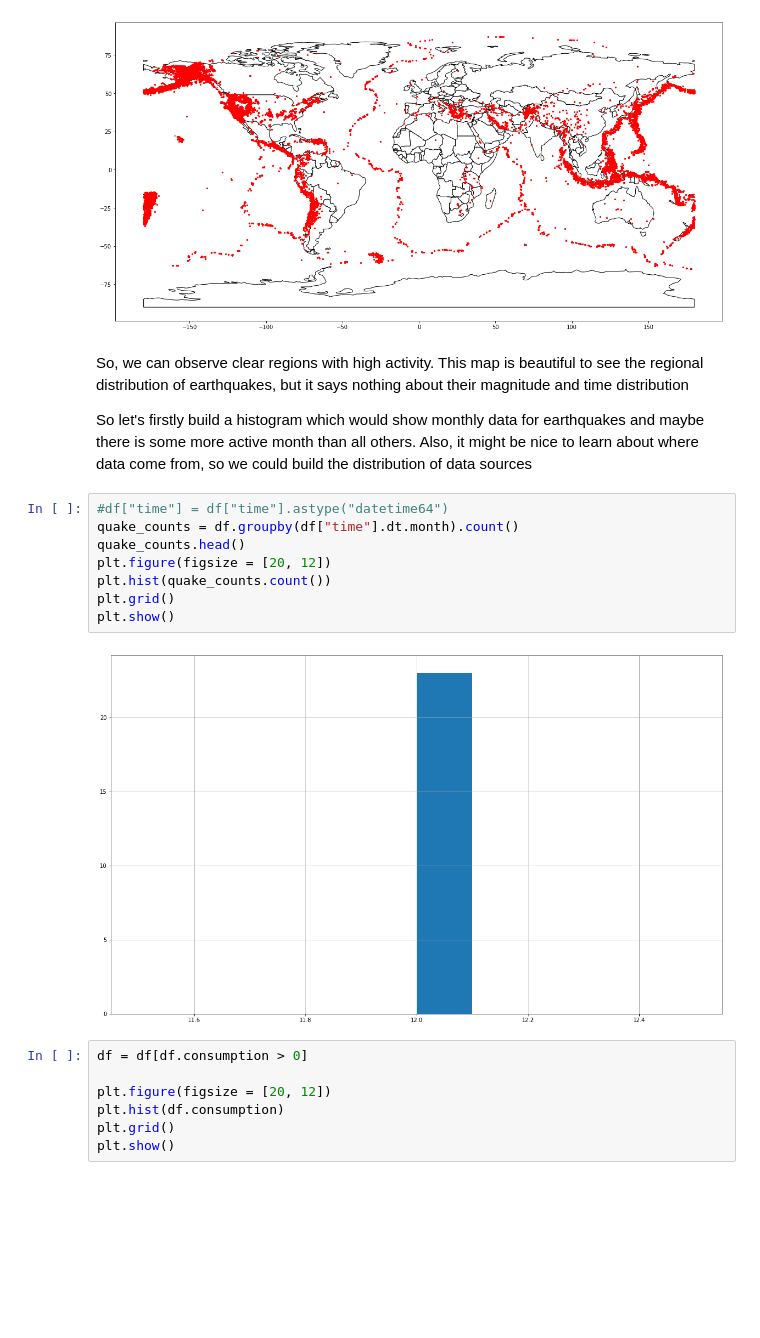
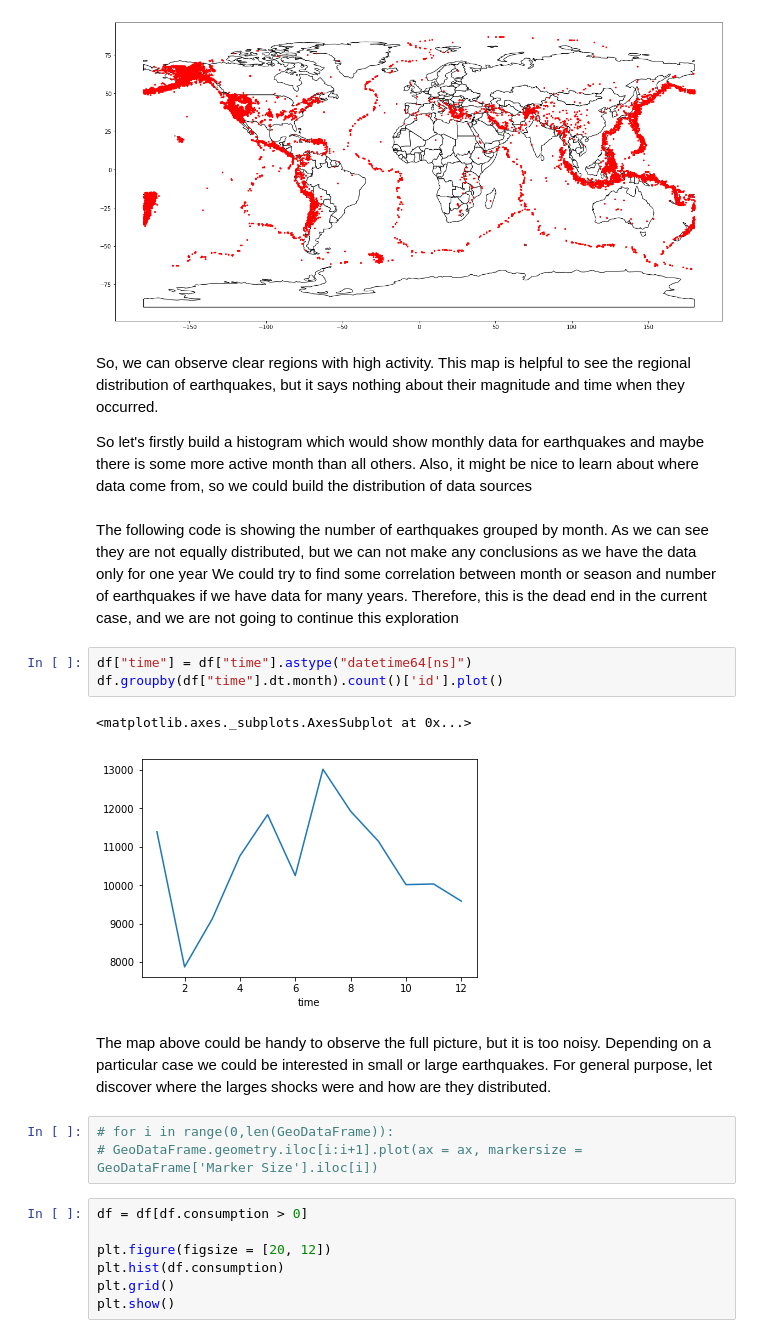
Before and after one commit to andrew-from-lviv/earthquakes-visualization, a Jupyter notebook: plt.ipynb, the cells around one changed output. Drawn from its saved outputs; the diff is of its cells as text; blank space fills up the shorter version.

Commit message:
added new graph

```diff
--- a/plt.ipynb
+++ b/plt.ipynb
@@ -62,19 +62,23 @@ plt.show();
 # %% [output]
 [figure]
 # %% [markdown]
-So, we can observe clear regions with high activity. This map is beautiful to see the regional distribution of earthquakes, but it says nothing about their magnitude  and time distribution
+So, we can observe clear regions with high activity. This map is helpful to see the regional distribution of earthquakes, but it says nothing about their magnitude and time when they occurred.
 
 So let's firstly build a histogram which would show monthly data for earthquakes and maybe there is some more active month than all others. Also, it might be nice to learn about where data come from, so we could build the distribution of data sources
+# %% [markdown]
+The following code is showing the number of earthquakes grouped by month. As we can see they are not equally distributed, but we can not make any conclusions as we have the data only for one year We could try to find some correlation between month or season and number of earthquakes if we have data for many years.
+Therefore, this is the dead end in the current case, and we are not going to continue this exploration
 # %%
-#df["time"] = df["time"].astype("datetime64")
-quake_counts = df.groupby(df["time"].dt.month).count()
-quake_counts.head()
-plt.figure(figsize = [20, 12])
-plt.hist(quake_counts.count())
-plt.grid()
-plt.show()
+df["time"] = df["time"].astype("datetime64[ns]")
+df.groupby(df["time"].dt.month).count()['id'].plot()
 # %% [output]
+<matplotlib.axes._subplots.AxesSubplot at 0x...>
-[figure, old version]
+[figure, new version]
+# %% [markdown]
+The map above could be handy to observe the full picture, but it is too noisy. Depending on a particular case we could be interested in small or large earthquakes. For general purpose, let discover where the larges shocks were and how are they distributed.
+# %%
+# for i in range(0,len(GeoDataFrame)):
+# GeoDataFrame.geometry.iloc[i:i+1].plot(ax = ax, markersize = GeoDataFrame['Marker Size'].iloc[i])
 # %%
 df = df[df.consumption > 0]
 
```
